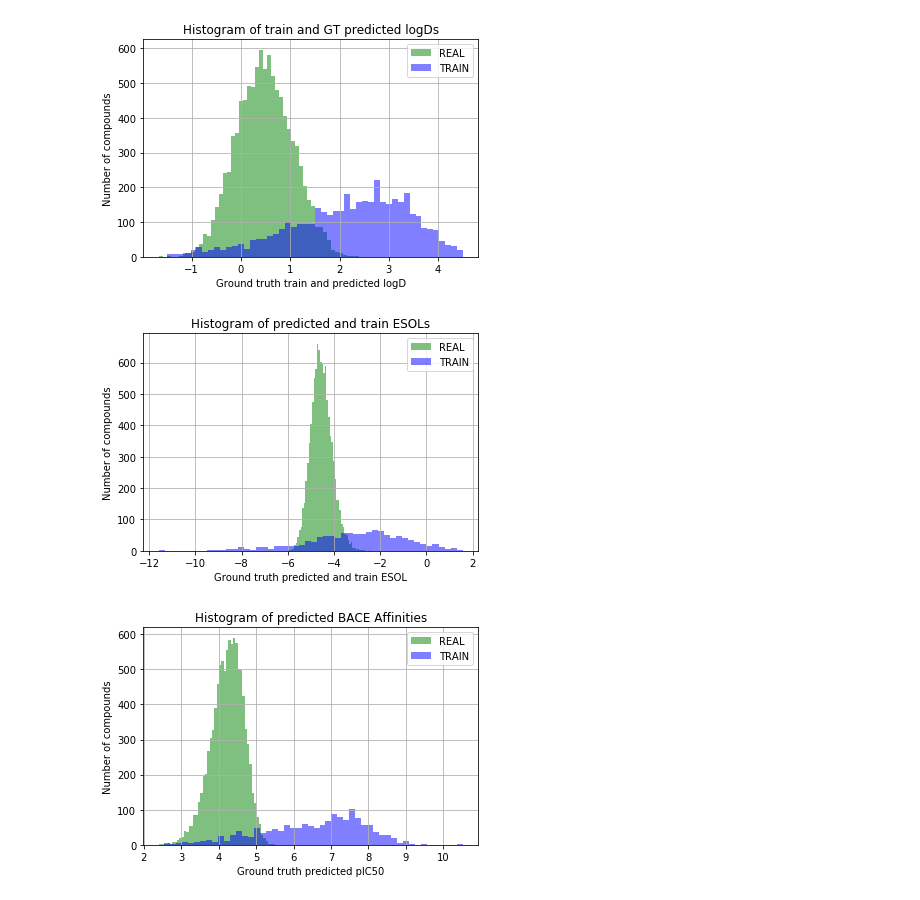
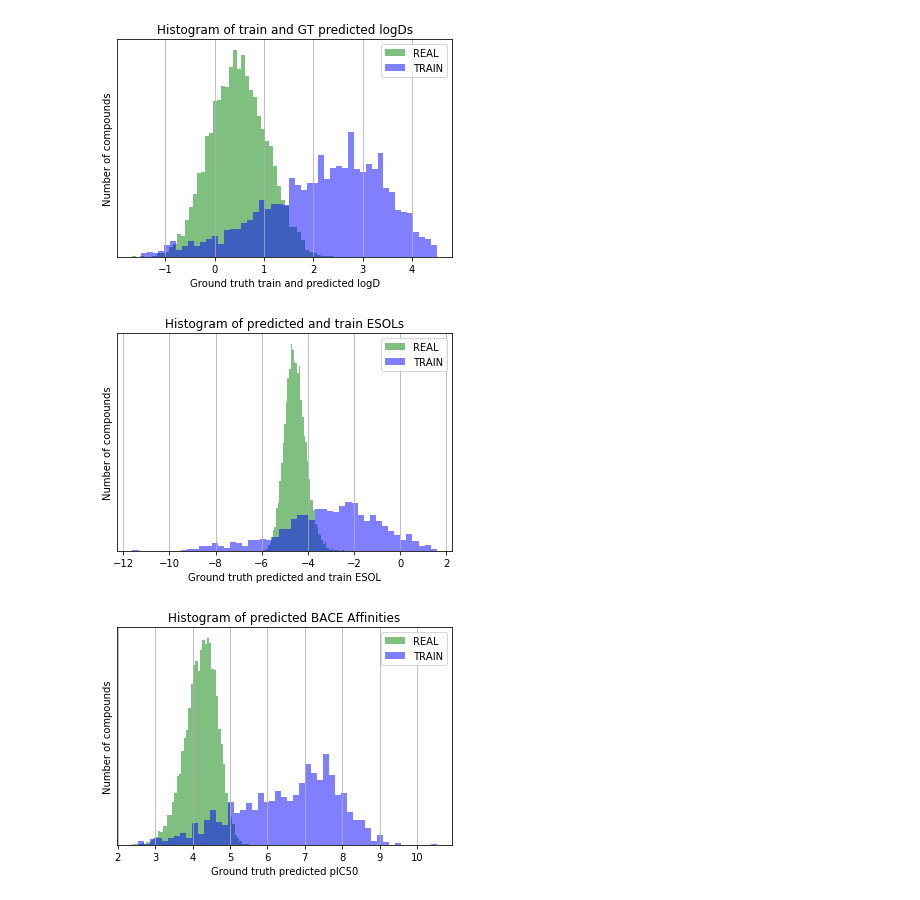
Before and after one commit to choderalab/autonomous-molecular-design, a Jupyter notebook: MolecularPropertyHistograms10K.ipynb, the cells around one changed output. Saved outputs shown, nothing was run; the diff lists cells and outputs as text; code cells hidden in the pictures.

Commit message:
Added density to plots and removed y ticks for 10K subset.

```diff
--- a/MolecularPropertyHistograms10K.ipynb
+++ b/MolecularPropertyHistograms10K.ipynb
@@ -7,25 +7,26 @@ import matplotlib.pyplot as plt
 # %%
 ###Display logD histogram
 dataset_file= "./enamineSubset10KGroundTruth.csv"
 train_dataset_file= "./lipophilicity.csv"
 
 dataset = load_from_disk(dataset_file)
 train_dataset = load_from_disk(train_dataset_file)
 
 logDs = np.array(dataset["logD"])
 train_logDs = np.array(train_dataset["exp"])
 
-n, bins, patches = plt.hist(logDs, 50, facecolor='green', alpha=.5, label="REAL")
-n, bins, patches = plt.hist(train_logDs, 50, facecolor='blue', alpha=0.5, label="TRAIN")
+n, bins, patches = plt.hist(logDs, 50, facecolor='green', alpha=.5, label="REAL", density=True)
+n, bins, patches = plt.hist(train_logDs, 50, facecolor='blue', alpha=0.5, label="TRAIN", density=True)
 
 plt.xlabel('Ground truth train and predicted logD')
 plt.ylabel('Number of compounds')
 plt.title(r'Histogram of train and GT predicted logDs')
 plt.grid(True)
 plt.legend()
+plt.yticks([])
 plt.show()
 # %% [output]
-[figure, old version]
+[figure, new version]
 # %%
 ###Display ESOL histogram
 dataset_file= "./enamineSubset10KGroundTruth.csv"
@@ -37,17 +38,18 @@ train_dataset = load_from_disk(train_dataset_file)
 esol = np.array(dataset["esol"])
 train_esol = np.array(train_dataset["measured log solubility in mols per litre"])
 
-n, bins, patches = plt.hist(esol, 50, facecolor='green', alpha=0.5, label="REAL")
-n, bins, patches = plt.hist(train_esol, 50, facecolor='blue', alpha=0.5, label="TRAIN")
+n, bins, patches = plt.hist(esol, 50, facecolor='green', alpha=0.5, label="REAL", density=True)
+n, bins, patches = plt.hist(train_esol, 50, facecolor='blue', alpha=0.5, label="TRAIN", density=True)
 
 plt.xlabel('Ground truth predicted and train ESOL')
 plt.ylabel('Number of compounds')
 plt.title(r'Histogram of predicted and train ESOLs')
 plt.grid(True)
 plt.legend()
+plt.yticks([])
 plt.show()
 # %% [output]
-[figure, old version]
+[figure, new version]
 # %%
 ###Display BACE histogram
 dataset_file= "./enamineSubset10KGroundTruth.csv"
@@ -59,14 +61,15 @@ train_dataset = load_from_disk(train_dataset_file)
 baces = np.array(dataset["bace"])
 pIC50s = np.array(train_dataset["pIC50"])
 
-n, bins, patches = plt.hist(baces, 50, facecolor='green', alpha=0.5, label="REAL")
-n, bins, patches = plt.hist(pIC50s, 50, facecolor='blue', alpha=0.5, label="TRAIN")
+n, bins, patches = plt.hist(baces, 50, facecolor='green', alpha=0.5, label="REAL", density=True)
+n, bins, patches = plt.hist(pIC50s, 50, facecolor='blue', alpha=0.5, label="TRAIN", density=True)
 
 plt.xlabel('Ground truth predicted pIC50')
 plt.ylabel('Number of compounds')
 plt.title(r'Histogram of predicted BACE Affinities')
 plt.grid(True)
 plt.legend()
+plt.yticks([])
 plt.show()
 # %% [output]
-[figure, old version]
+[figure, new version]
```
